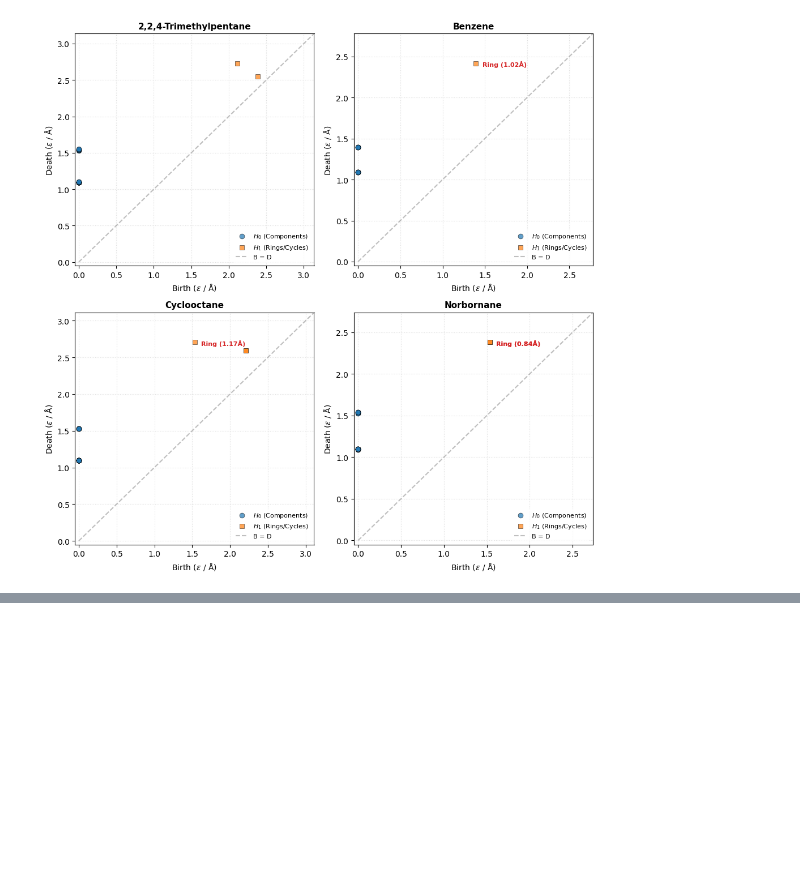
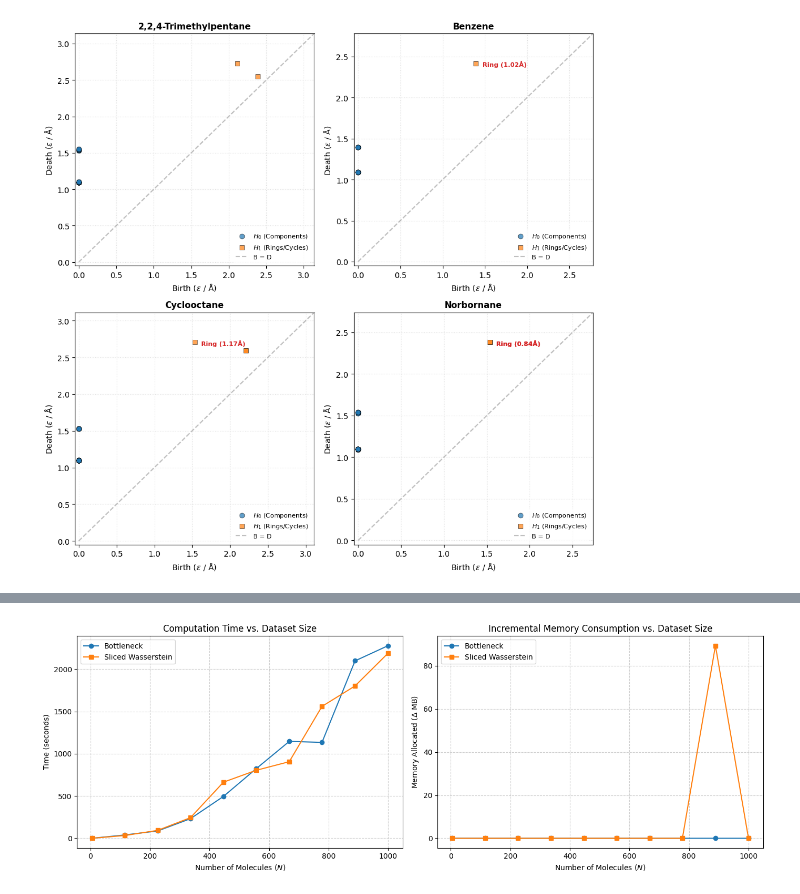
Before and after one commit to karlfindhansen/Non-Euclidean-Distances-in-Molecular-Representation, a Jupyter notebook: notebooks/QM9/experiments/non_euclidean/persistent_homology/persitent_homo.ipynb, the cells around one changed output, grey strips where cells are left out. Drawn from its saved outputs; the diff is of its cells as text; code cells hidden in the pictures; blank space fills up the shorter version.

```diff
--- a/notebooks/QM9/experiments/non_euclidean/persistent_homology/persitent_homo.ipynb
+++ b/notebooks/QM9/experiments/non_euclidean/persistent_homology/persitent_homo.ipynb
@@ -206,0 +268,2 @@ Molecule: Norbornane
+# %%
+df_results = benchmark_persistence_methods()
@@ -206,0 +325,57 @@ Molecule: Norbornane
+# %%
+# Separate data views for plotting
+df_bottleneck = df_results.filter(pl.col("metric") == "bottleneck")
+df_wasserstein = df_results.filter(
+    pl.col("metric") == "sliced_wasserstein"
+)
+
+# --- Plotting Results ---
+fig, (ax1, ax2) = plt.subplots(1, 2, figsize=(14, 5))
+
+# Execution Time Plot
+ax1.plot(
+    df_bottleneck["n_molecules"],
+    df_bottleneck["time_seconds"],
+    label="Bottleneck",
+    marker="o",
+    color="#1f77b4",
+)
+ax1.plot(
+    df_wasserstein["n_molecules"],
+    df_wasserstein["time_seconds"],
+    label="Sliced Wasserstein",
+    marker="s",
+    color="#ff7f0e",
+)
+ax1.set_title("Computation Time vs. Dataset Size")
+ax1.set_xlabel("Number of Molecules ($N$)")
+ax1.set_ylabel("Time (seconds)")
+ax1.grid(True, linestyle="--", alpha=0.6)
+ax1.legend()
+
+# Memory Usage Plot
+ax2.plot(
+    df_bottleneck["n_molecules"],
+    df_bottleneck["memory_mb"],
+    label="Bottleneck",
+    marker="o",
+    color="#1f77b4",
+)
+ax2.plot(
+    df_wasserstein["n_molecules"],
+    df_wasserstein["memory_mb"],
+    label="Sliced Wasserstein",
+    marker="s",
+    color="#ff7f0e",
+)
+ax2.set_title("Incremental Memory Consumption vs. Dataset Size")
+ax2.set_xlabel("Number of Molecules ($N$)")
+ax2.set_ylabel("Memory Allocated ($\Delta$ MB)")
+ax2.grid(True, linestyle="--", alpha=0.6)
+ax2.legend()
+
+plt.tight_layout()
+#plt.savefig("persistence_homology_benchmark.png", dpi=300)
+plt.show()
+# %% [output]
+[figure, added]
```
Also changed, not shown: parts of 4 cells of this notebook, 11 other files.
